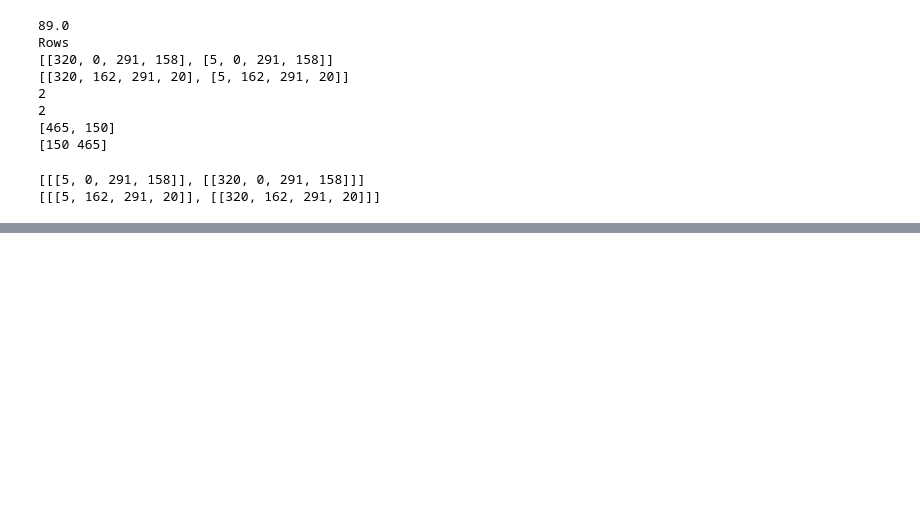
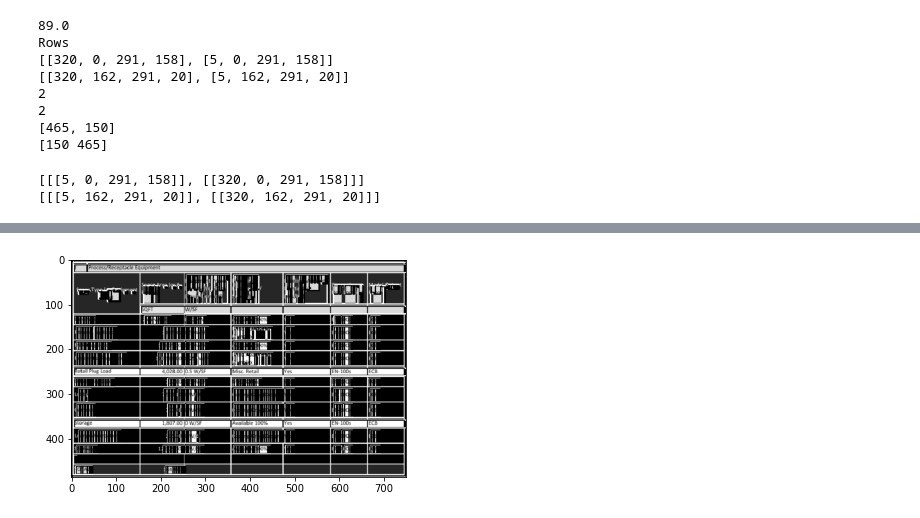
Before and after one commit to IshmamHaque1112/2022internCUNYBPL, a Jupyter notebook: Tester_machine_read.ipynb, the cells around one changed output, grey strips where cells are left out. Cells and saved outputs as stored; diff of their text form; code cells hidden in the pictures; blank space fills up the shorter version.

```diff
--- a/Tester_machine_read.ipynb
+++ b/Tester_machine_read.ipynb
@@ -150,0 +191,16 @@ TesseractNotFoundError: tesseract is not installed or it's not in your PATH. See
+# %%
+kernel = cv2.getStructuringElement(cv2.MORPH_RECT, (2, 2))
+vertical_kernel2 = cv2.getStructuringElement(cv2.MORPH_RECT, (1, np.array(image2).shape[1]//150))
+eroded_image2 = cv2.erode(image2, vertical_kernel2, iterations=5)
+vertical_lines2 = cv2.dilate(eroded_image2, vertical_kernel2, iterations=5)
+hor_kernel2 = cv2.getStructuringElement(cv2.MORPH_RECT, (np.array(image2).shape[1]//150, 1))
+image_2 = cv2.erode(img_bin2, hor_kernel2, iterations=5)
+horizontal_lines2 = cv2.dilate(image_2, hor_kernel2, iterations=5)
+vertical_horizontal_lines2 = cv2.addWeighted(vertical_lines2, 0.5, horizontal_lines2, 0.5, 0.0)
+vertical_horizontal_lines2 = cv2.erode(~vertical_horizontal_lines2, kernel, iterations=3)
+thresh2, vertical_horizontal_lines2 = cv2.threshold(vertical_horizontal_lines2,128,255, cv2.THRESH_BINARY | cv2.THRESH_OTSU)
+b_image2 = cv2.bitwise_not(cv2.bitwise_xor(image2,vertical_horizontal_lines2))
+plotting = plt.imshow(b_image2,cmap='gray')
+plt.show()
+# %% [output]
+[figure, added]
```
Also changed, not shown: parts of 9 cells of this notebook, 1 other file.
